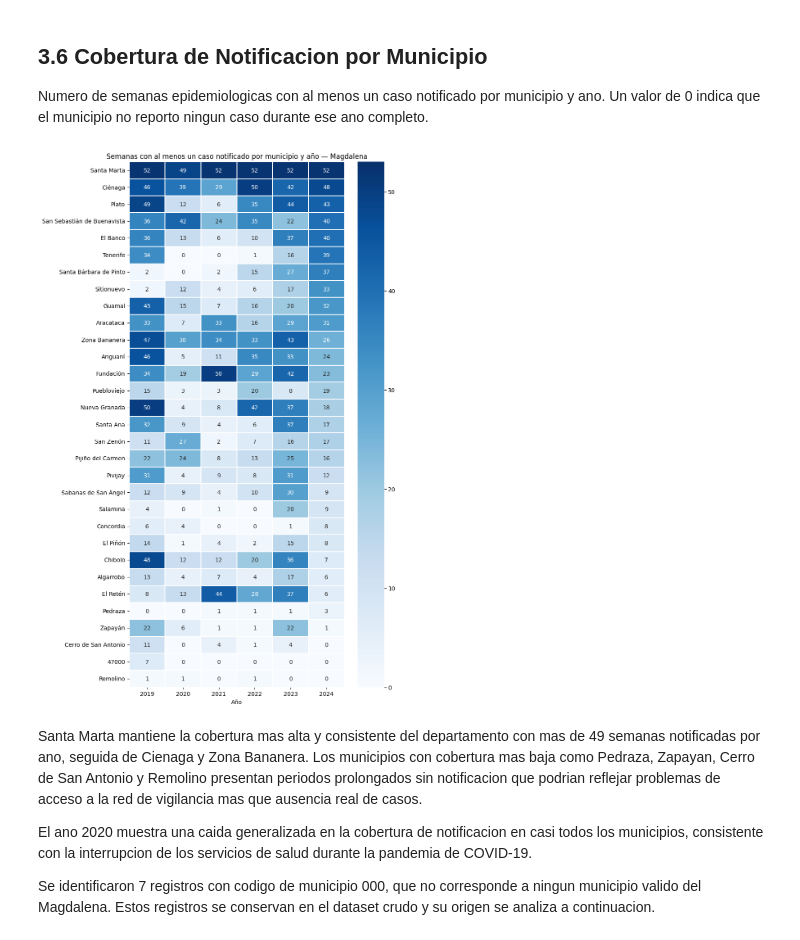
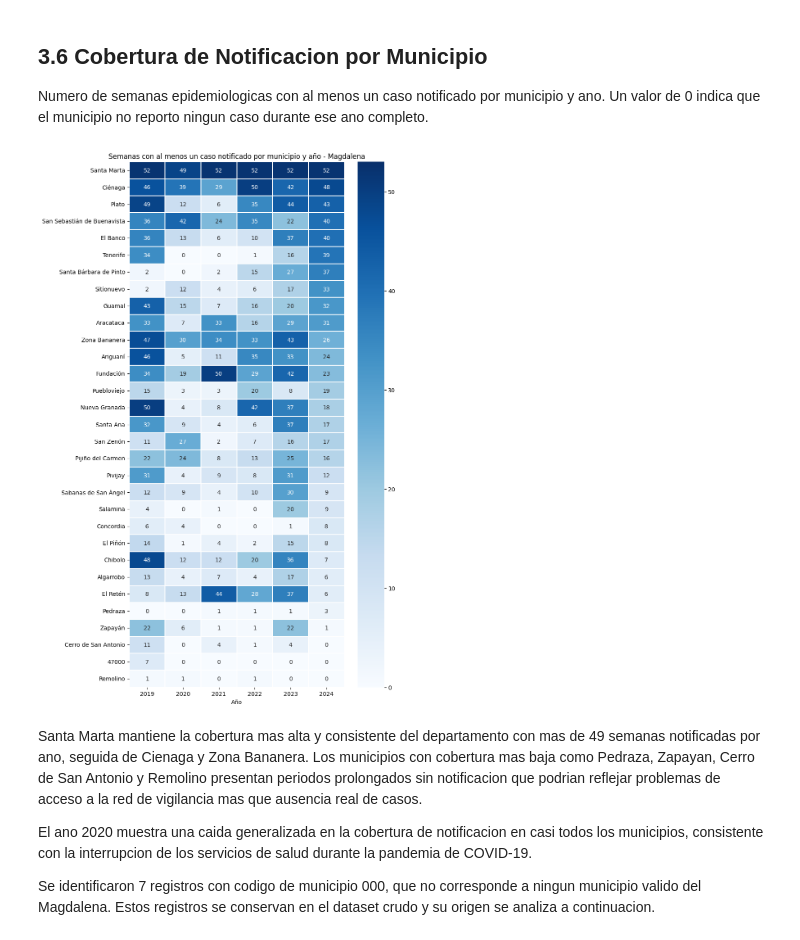
Before and after one commit to Edmh1/dengue-surveillance-magdalena, a Jupyter notebook: notebooks/eda_dengue_v4.ipynb, the cells around one changed output. Drawn from its saved outputs; the diff is of its cells as text; code cells hidden in the pictures.

```diff
--- a/notebooks/eda_dengue_v4.ipynb
+++ b/notebooks/eda_dengue_v4.ipynb
@@ -511,35 +604,35 @@ pivot_cobertura = semanas_con_casos.pivot(
 ).fillna(0)
 
 _muns = (
     pd.read_excel(DIR_MAPPINGS / "Davipola.xlsx", dtype=str)
     .assign(cod_municipio=lambda d: "47" + d["cod_municipio"].astype(str).str.strip().str[-3:])
     .query("cod_departamento.str.strip().str.lstrip('0') == '47'", engine="python")
     [["cod_municipio", "municipio"]]
     .drop_duplicates()
 )
 
 pivot_cobertura = pivot_cobertura.reset_index()
 pivot_cobertura["COD_MUN_O"] = "47" + pivot_cobertura["COD_MUN_O"].astype(str).str.strip().str.zfill(3)
 pivot_cobertura = pivot_cobertura.merge(_muns, left_on="COD_MUN_O", right_on="cod_municipio", how="left")
 pivot_cobertura["municipio"] = pivot_cobertura["municipio"].fillna(pivot_cobertura["COD_MUN_O"])
 pivot_cobertura = (
     pivot_cobertura
     .set_index("municipio")
     .drop(columns=["COD_MUN_O", "cod_municipio"], errors="ignore")
     .sort_values(anos_disponibles[-1], ascending=False)
 )
 
 fig, ax = plt.subplots(figsize=(len(anos_disponibles) + 3, len(pivot_cobertura) * 0.38 + 2))
 sns.heatmap(pivot_cobertura, ax=ax, cmap="Blues", vmin=0, vmax=53,
             linewidths=0.3, linecolor="white", annot=True, fmt=".0f")
-ax.set_title("Semanas con al menos un caso notificado por municipio y año — Magdalena")
+ax.set_title("Semanas con al menos un caso notificado por municipio y año - Magdalena")
 ax.set_xlabel("Año")
 ax.set_ylabel("")
 plt.tight_layout()
 plt.savefig(DIR_FIGURAS / "cobertura_notificacion.png", dpi=150, bbox_inches="tight")
 plt.show()
 # %% [output]
-[figure, old version]
+[figure, new version]
 # %% [markdown]
 Santa Marta mantiene la cobertura mas alta y consistente del departamento con mas de 49 semanas notificadas por ano, seguida de Cienaga y Zona Bananera. Los municipios con cobertura mas baja como Pedraza, Zapayan, Cerro de San Antonio y Remolino presentan periodos prolongados sin notificacion que podrian reflejar problemas de acceso a la red de vigilancia mas que ausencia real de casos.
 
```
Also changed, not shown: parts of 35 cells of this notebook.
